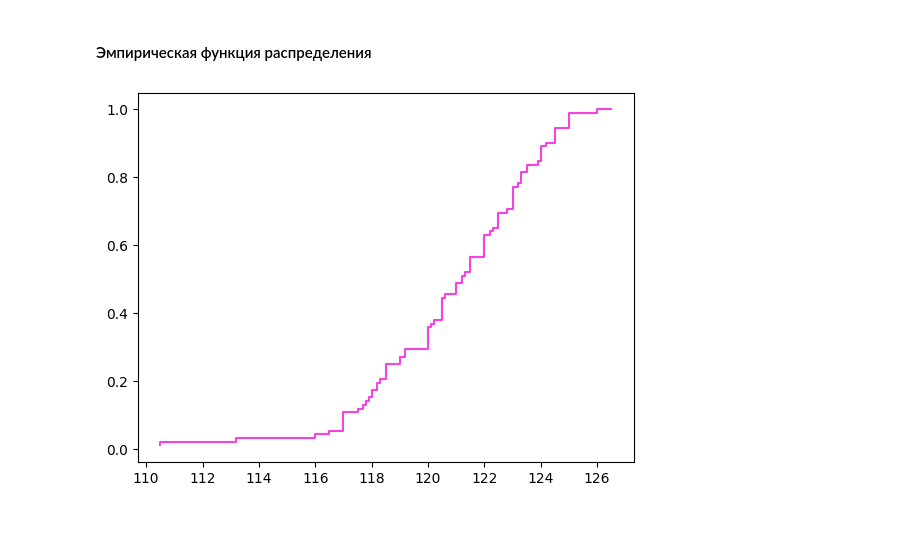
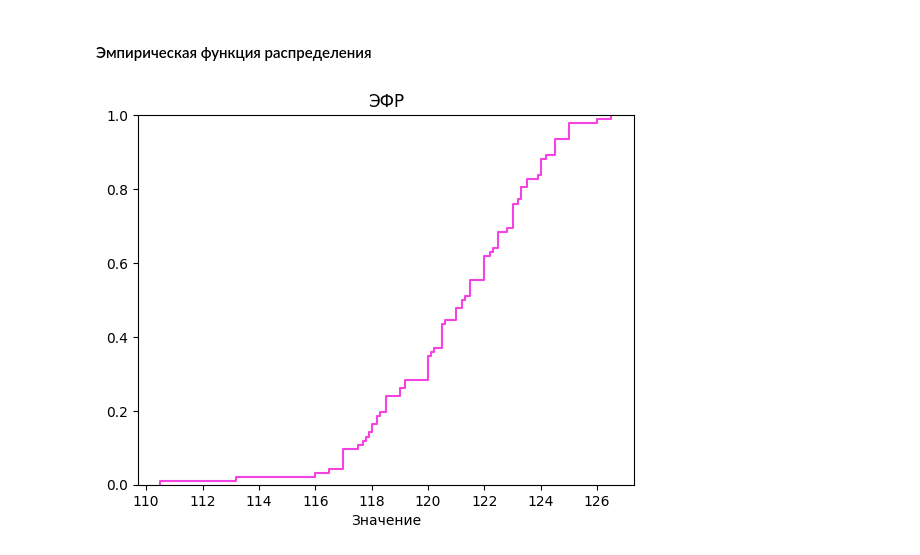
Before and after one commit to akhmetovKamil/MathStatisticLabs, a Jupyter notebook: FirstLab.ipynb, the cells around one changed output. Cells and saved outputs as stored; diff of their text form; code cells hidden in the pictures; blank space fills up the shorter version.

```diff
--- a/FirstLab.ipynb
+++ b/FirstLab.ipynb
@@ -110,7 +118,8 @@ plt.hist(barData['intervals'][:-1],
 # %% [markdown]
 #### Эмпирическая функция распределения
-# %%
-distribution = sm.distributions.ECDF(sortedData)
-plt.step(distribution.x, distribution.y, label='ECDF', color="#f542e3");
-# %% [output]
-[figure, removed]
+# %%
+plt.ecdf(sortedData, color="#f542e3")
+plt.title('ЭФР')
+plt.xlabel('Значение');
+# %% [output]
+[figure, added]
```
Also changed, not shown: parts of 6 cells of this notebook.
